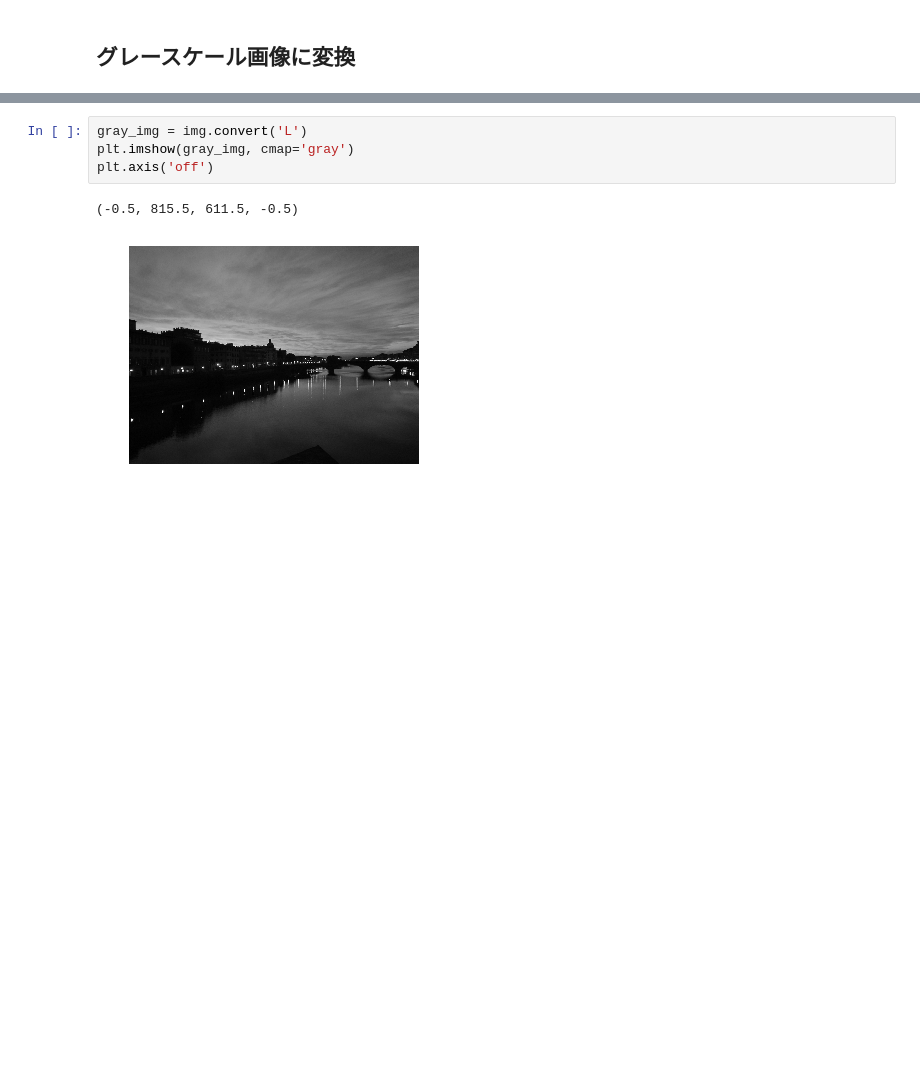
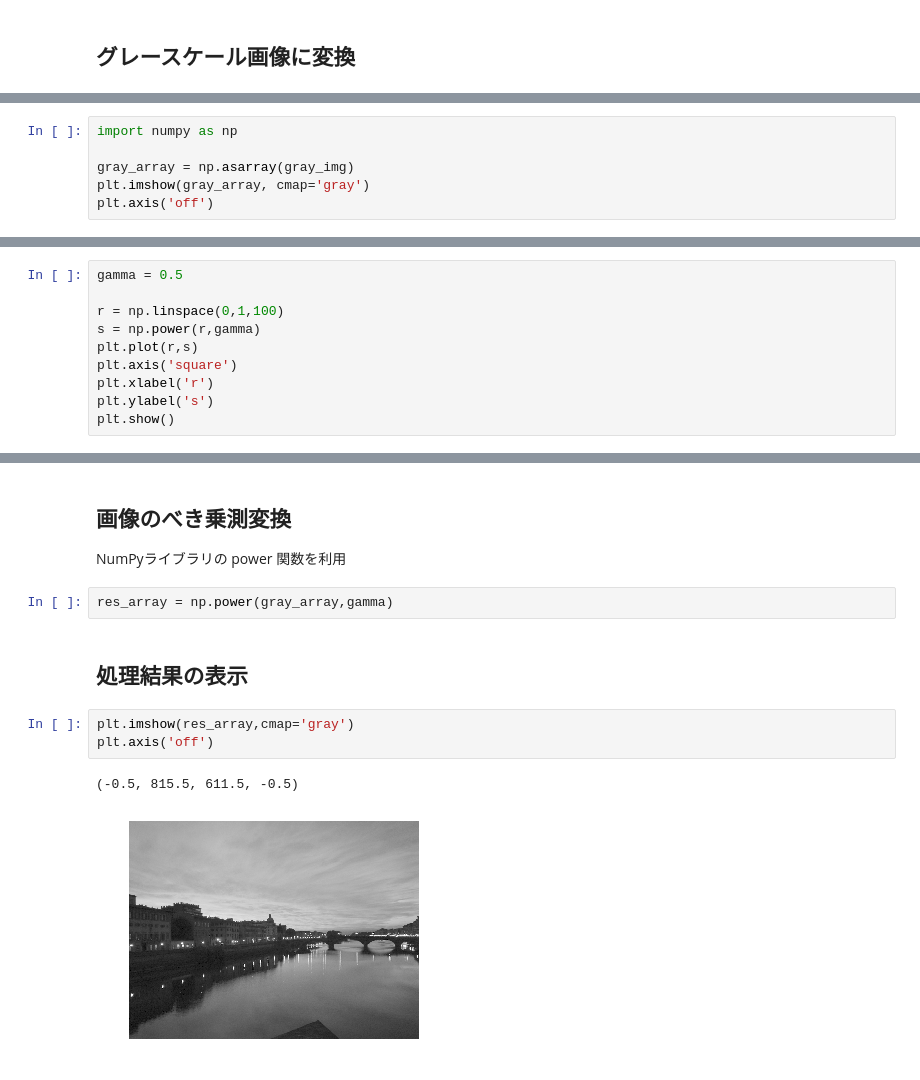
Before and after one commit to msiplab/VieWork, a Jupyter notebook: vie_sec4_powerlaw.ipynb, the cells around one changed output, grey strips where cells are left out. Cells and saved outputs as stored; diff of their text form; blank space fills up the shorter version.

```diff
--- a/vie_sec4_powerlaw.ipynb
+++ b/vie_sec4_powerlaw.ipynb
@@ -50,0 +66,6 @@ plt.axis('off')
+# %%
+import numpy as np
+
+gray_array = np.asarray(gray_img)
+plt.imshow(gray_array, cmap='gray')
+plt.axis('off')
@@ -50,0 +78,10 @@ plt.axis('off')
+# %%
+gamma = 0.5
+
+r = np.linspace(0,1,100)
+s = np.power(r,gamma)
+plt.plot(r,s)
+plt.axis('square')
+plt.xlabel('r')
+plt.ylabel('s')
+plt.show()
@@ -51,7 +90,13 @@ plt.axis('off')
+# %% [markdown]
+## 画像のべき乗測変換
+NumPyライブラリの power 関数を利用
+# %%
+res_array = np.power(gray_array,gamma)
+# %% [markdown]
+## 処理結果の表示
 # %%
-gray_img = img.convert('L')
-plt.imshow(gray_img, cmap='gray')
+plt.imshow(res_array,cmap='gray')
 plt.axis('off')
 # %% [output]
 (-0.5, 815.5, 611.5, -0.5)
-[figure, old version]
+[figure, new version]
```
Also changed, not shown: parts of 6 cells of this notebook.
